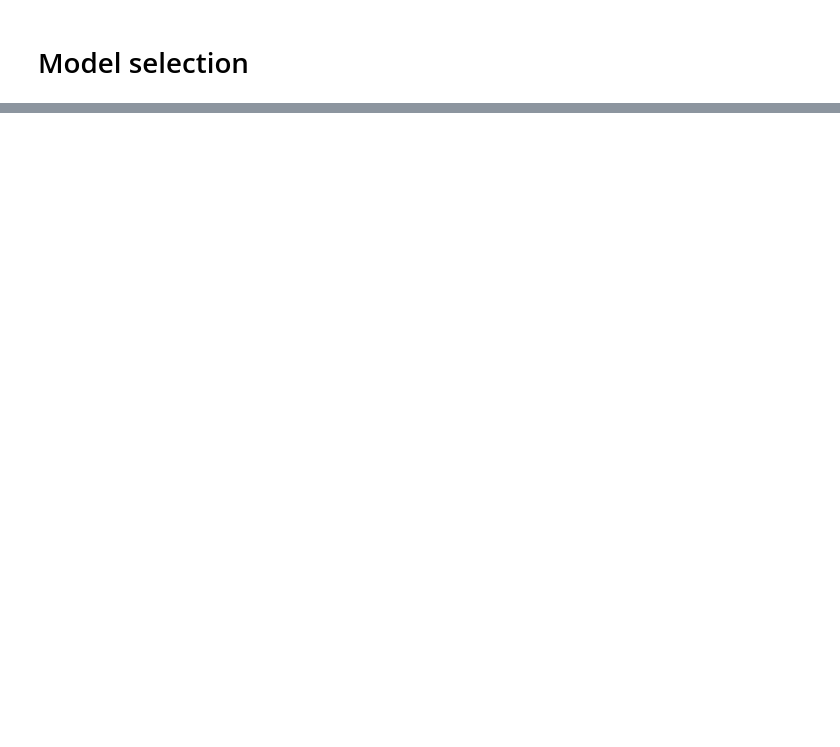
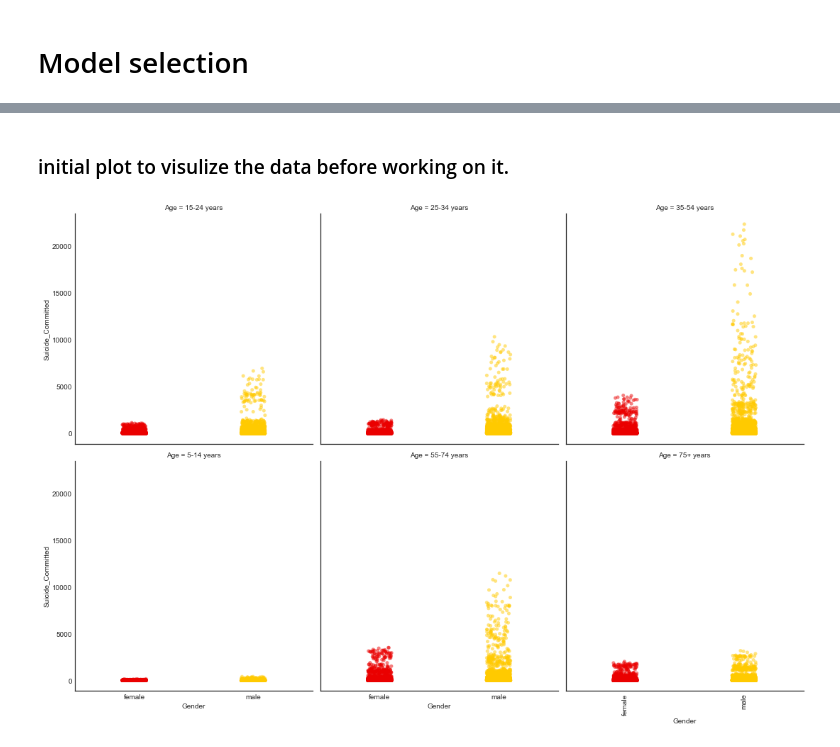
Before and after one commit to daasdemha/Sucide_prediction, a Jupyter notebook: Model_Selection.ipynb, the cells around one changed output, grey strips where cells are left out. Saved outputs shown, nothing was run; the diff lists cells and outputs as text; code cells hidden in the pictures; blank space fills up the shorter version.

```diff
--- a/Model_Selection.ipynb
+++ b/Model_Selection.ipynb
@@ -28,0 +116,4 @@ from sklearn.model_selection import GridSearchCV  # helps select the best hyper
+# %%
+# Below relevent data is selected that will be used in this project.
+sucidedataframe = sucidedataframe[["age", "sex", "population", "suicides_no"]]
+sucidedataframe.head(1)  # Taking a look at the dataframe to see if the needed changes have been made.
@@ -28,0 +123,4 @@ from sklearn.model_selection import GridSearchCV  # helps select the best hyper
+# %%
+# Below the col names are renamed.
+sucidedataframe = sucidedataframe.set_axis(["Age", "Gender", "Population","Suicide_Committed"],axis=1)
+sucidedataframe.head(1)  # Taking a look at the dataframe to see if the needed changes have been made.
@@ -28,0 +158,2 @@ from sklearn.model_selection import GridSearchCV  # helps select the best hyper
+# %%
+sucidedataframe = sucidedataframe.dropna() # droping all rows with at least one null values.
@@ -28,0 +229,10 @@ from sklearn.model_selection import GridSearchCV  # helps select the best hyper
+# %% [markdown]
+### initial plot to visulize the data before working on it.
+# %%
+plt.rcParams['figure.figsize'] = (13, 7)
+plt.style.use('seaborn-white')
+sns.catplot(x='Gender', y="Suicide_Committed", col="Age", col_wrap=3, sharey=True, data=sucidedataframe, alpha=0.5, palette = 'hot')
+plt.xticks(rotation = 90)
+plt.show()
+# %% [output]
+[figure, added]
```
Also changed, not shown: parts of 28 cells of this notebook, 1 other file.
